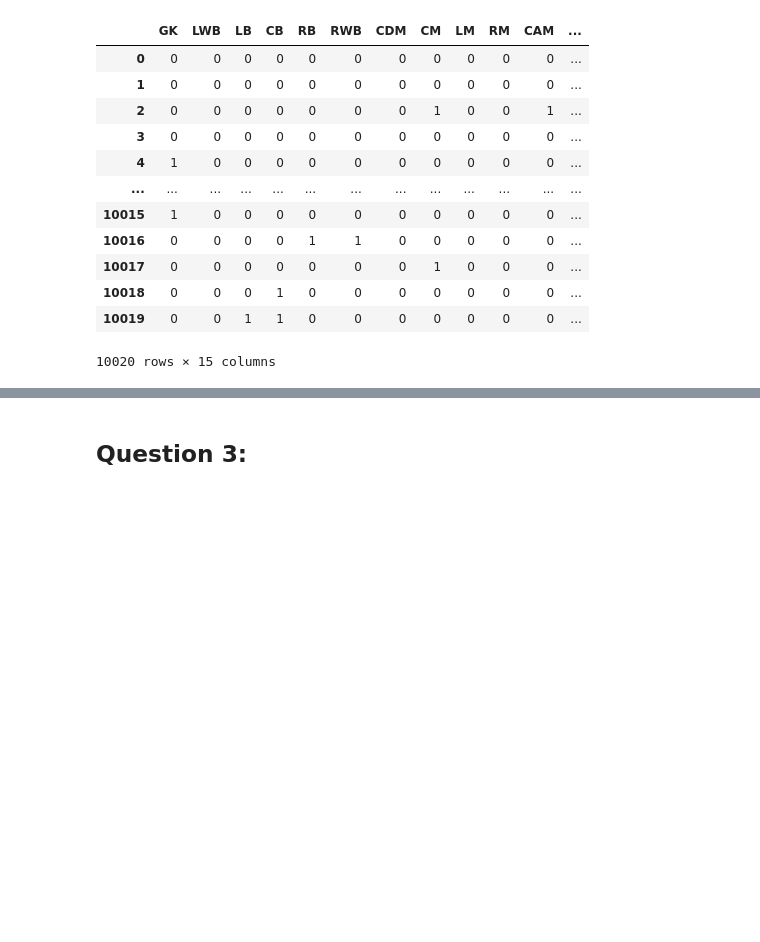
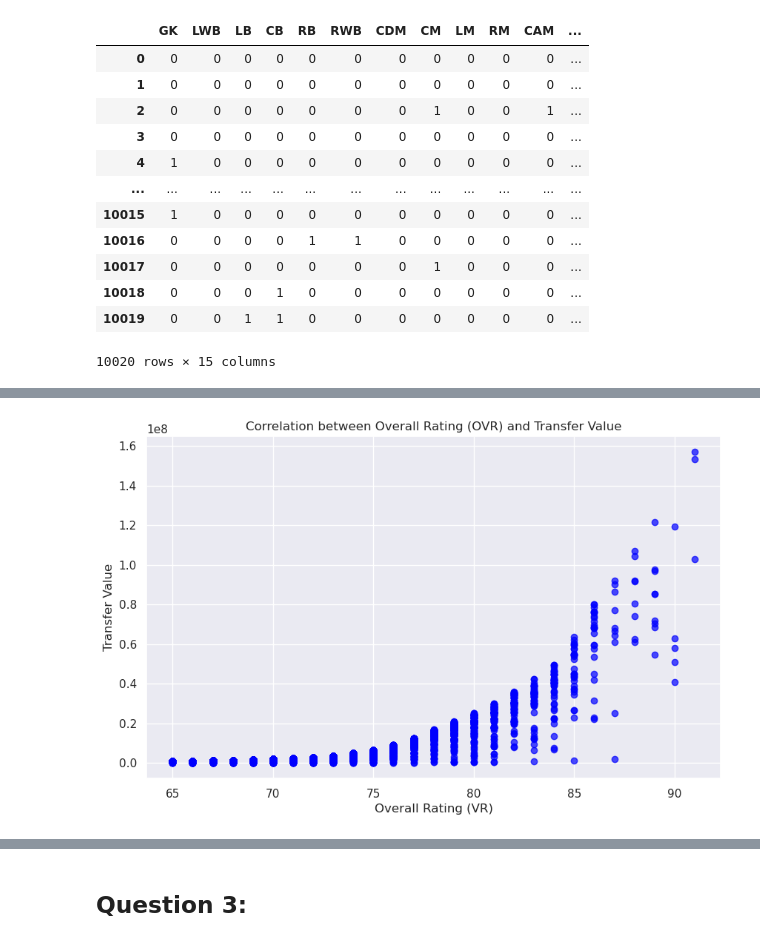
Before and after one commit to TranPhanPhucAn/Final_project_NMKHDL, a Jupyter notebook: Making_Questions.ipynb, the cells around one changed output, grey strips where cells are left out. Drawn from its saved outputs; the diff is of its cells as text; code cells hidden in the pictures; blank space fills up the shorter version.

```diff
--- a/Making_Questions.ipynb
+++ b/Making_Questions.ipynb
@@ -83,0 +99,9 @@ one_hot_position_df
+# %%
+plt.figure(figsize=(10, 6))
+plt.scatter(cleaned_df['OVR'], cleaned_df['Value'], alpha=0.7, color='blue')
+plt.title('Correlation between Overall Rating (OVR) and Transfer Value')
+plt.xlabel('Overall Rating (VR)')
+plt.ylabel('Transfer Value')
+plt.show()
+# %% [output]
+[figure, added]
```
Also changed, not shown: parts of 39 cells of this notebook.
